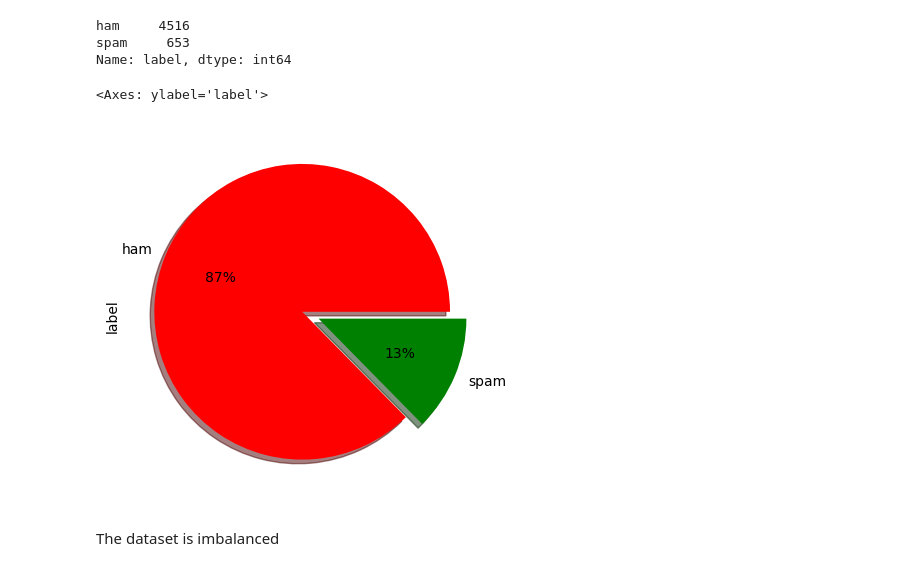
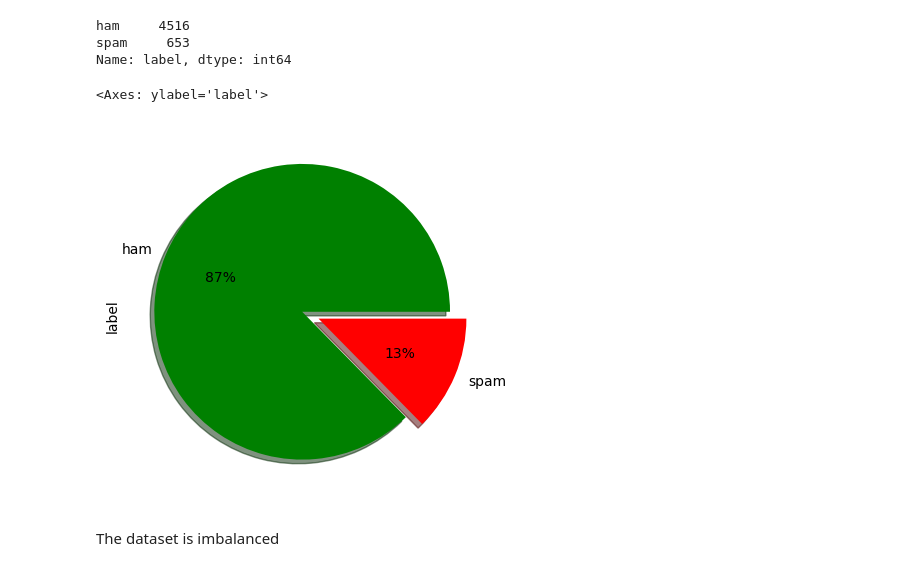
Before and after one commit to anjusukumaran4/OIBSIP, a Jupyter notebook: spam-detection-nlp.ipynb, the cells around one changed output. Saved outputs shown, nothing was run; the diff lists cells and outputs as text; code cells hidden in the pictures.

```diff
--- a/spam-detection-nlp.ipynb
+++ b/spam-detection-nlp.ipynb
@@ -103,12 +103,12 @@ spam     653
 Name: label, dtype: int64
 # %%
 plot_df = df.label.value_counts()
-colors = ['red','green']
+colors = ['green','red']
 explode=(0.06,0.06)
 plot_df.plot(kind="pie",shadow=True,explode=explode,colors=colors,autopct='%1.0f%%')
 # %% [output]
 <Axes: ylabel='label'>
-[figure, old version]
+[figure, new version]
 # %% [markdown]
 The dataset is imbalanced
 # %%
```
Also changed, not shown: parts of 3 cells of this notebook.
